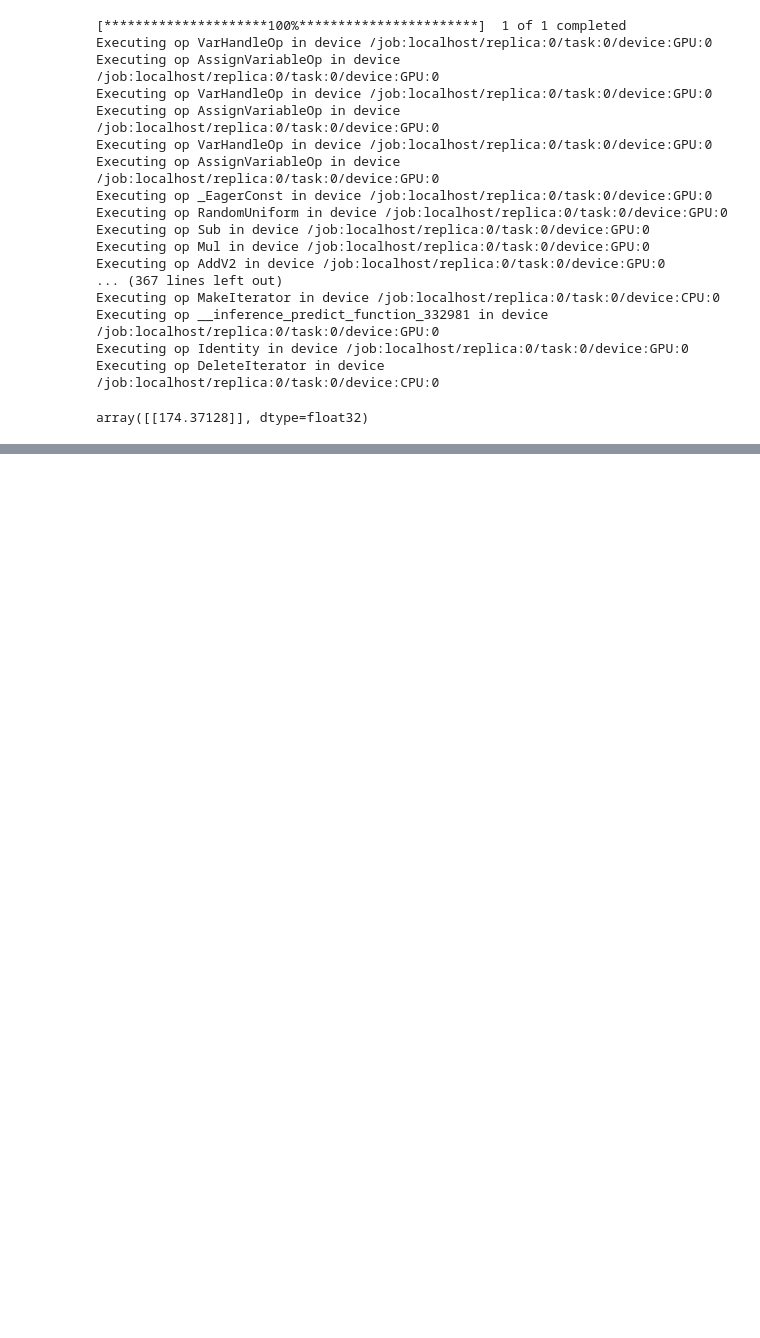
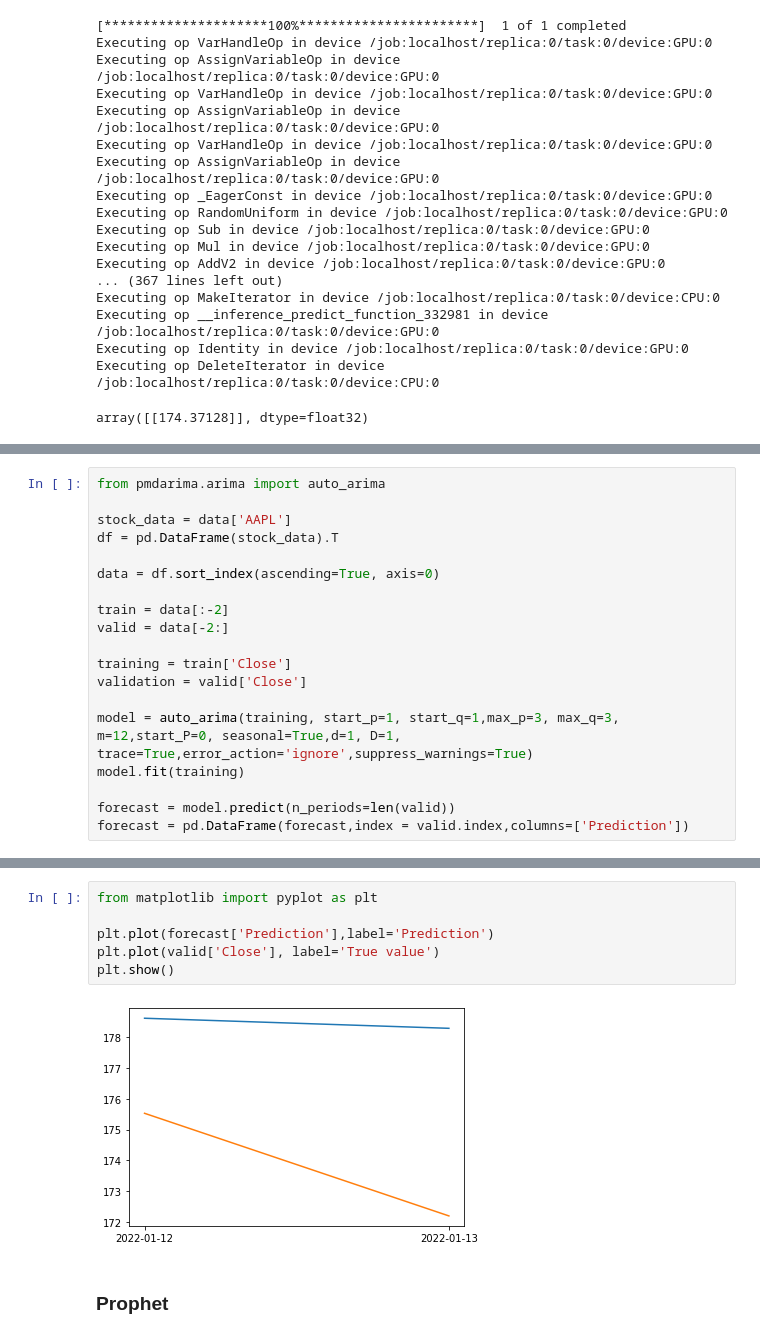
Before and after one commit to SaiNavyanth2000/FYP-Stock-Price-Prediction, a Jupyter notebook: code/MachineLearning/arima/202201-Arima Version 1.ipynb, the cells around one changed output, grey strips where cells are left out. Cells and saved outputs as stored; diff of their text form; blank space fills up the shorter version.

Commit message:
Changed models, and also added predictions

```diff
--- a/code/MachineLearning/arima/202201-Arima Version 1.ipynb
+++ b/code/MachineLearning/arima/202201-Arima Version 1.ipynb
@@ -295,0 +300,19 @@ array([[174.37128]], dtype=float32)
+# %%
+from pmdarima.arima import auto_arima
+
+stock_data = data['AAPL']
+df = pd.DataFrame(stock_data).T
+
+data = df.sort_index(ascending=True, axis=0)
+
+train = data[:-2]
+valid = data[-2:]
+
+training = train['Close']
+validation = valid['Close']
+
+model = auto_arima(training, start_p=1, start_q=1,max_p=3, max_q=3, m=12,start_P=0, seasonal=True,d=1, D=1, trace=True,error_action='ignore',suppress_warnings=True)
+model.fit(training)
+
+forecast = model.predict(n_periods=len(valid))
+forecast = pd.DataFrame(forecast,index = valid.index,columns=['Prediction'])
@@ -295,0 +337,10 @@ array([[174.37128]], dtype=float32)
+# %%
+from matplotlib import pyplot as plt
+
+plt.plot(forecast['Prediction'],label='Prediction')
+plt.plot(valid['Close'], label='True value')
+plt.show()
+# %% [output]
+[figure, added]
+# %% [markdown]
+### Prophet
```
Also changed, not shown: parts of 21 cells of this notebook, 45 other files.
